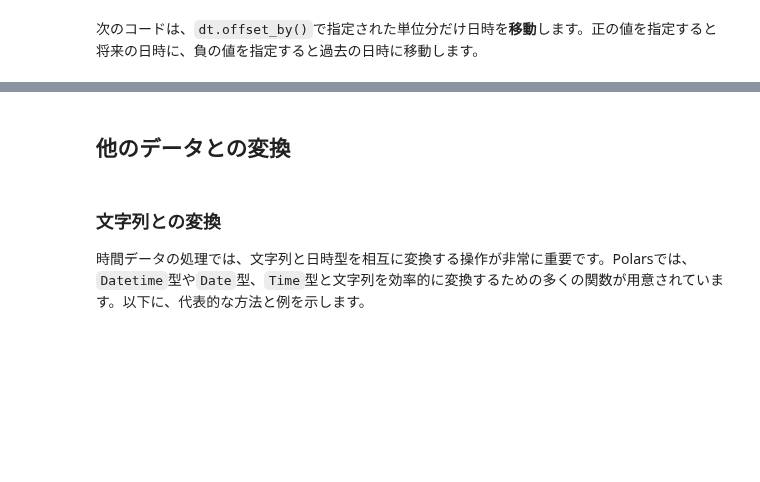
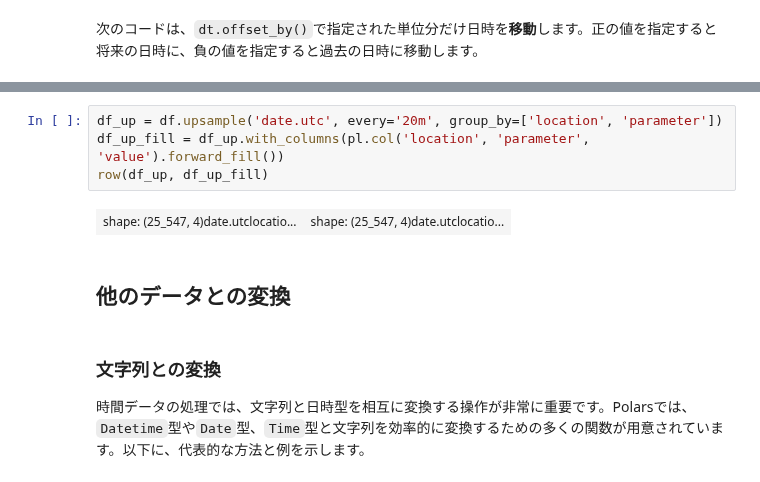
Before and after one commit to ruoyu0088/polars_guide, a Jupyter notebook: polars_guide/048_polars_time.ipynb, the cells around one changed output, grey strips where cells are left out. Cells and saved outputs as stored; diff of their text form; blank space fills up the shorter version.

```diff
--- a/polars_guide/048_polars_time.ipynb
+++ b/polars_guide/048_polars_time.ipynb
@@ -219,3 +251,9 @@ shape: (3, 6)
+# %%
+df_up = df.upsample('date.utc', every='20m', group_by=['location', 'parameter'])
+df_up_fill = df_up.with_columns(pl.col('location', 'parameter', 'value').forward_fill())
+row(df_up, df_up_fill)
+# %% [output]
+| shape: (25_547, 4)date.utclocatio... | shape: (25_547, 4)date.utclocatio... |
 # %% [markdown]
 ## 他のデータとの変換
 # %% [markdown]
```
Also changed, not shown: parts of 3 cells of this notebook, 2 other files.
